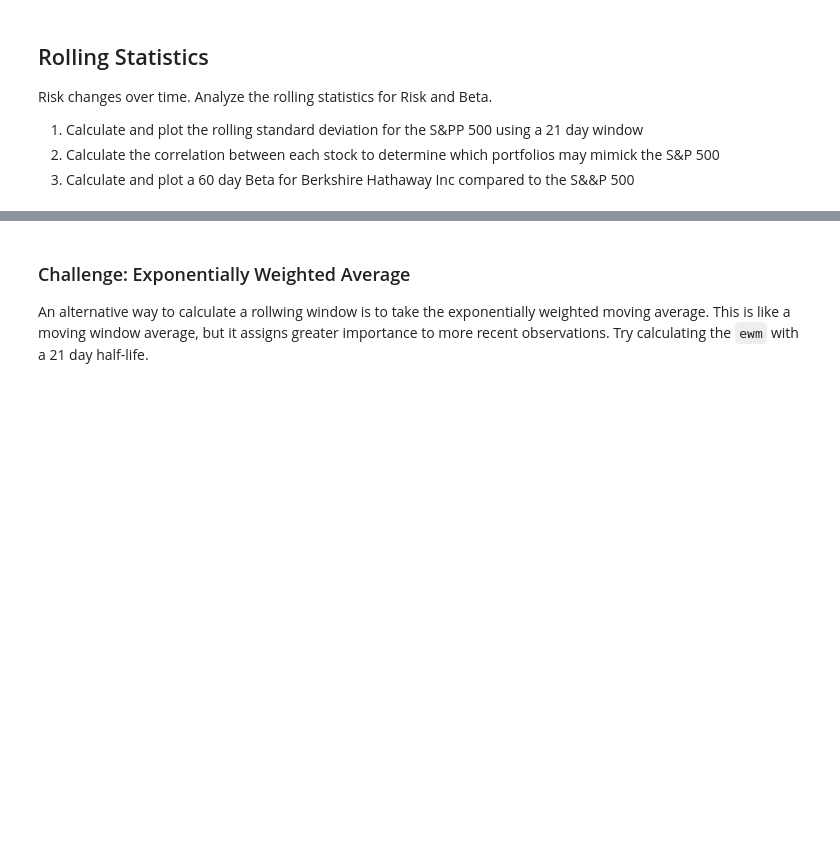
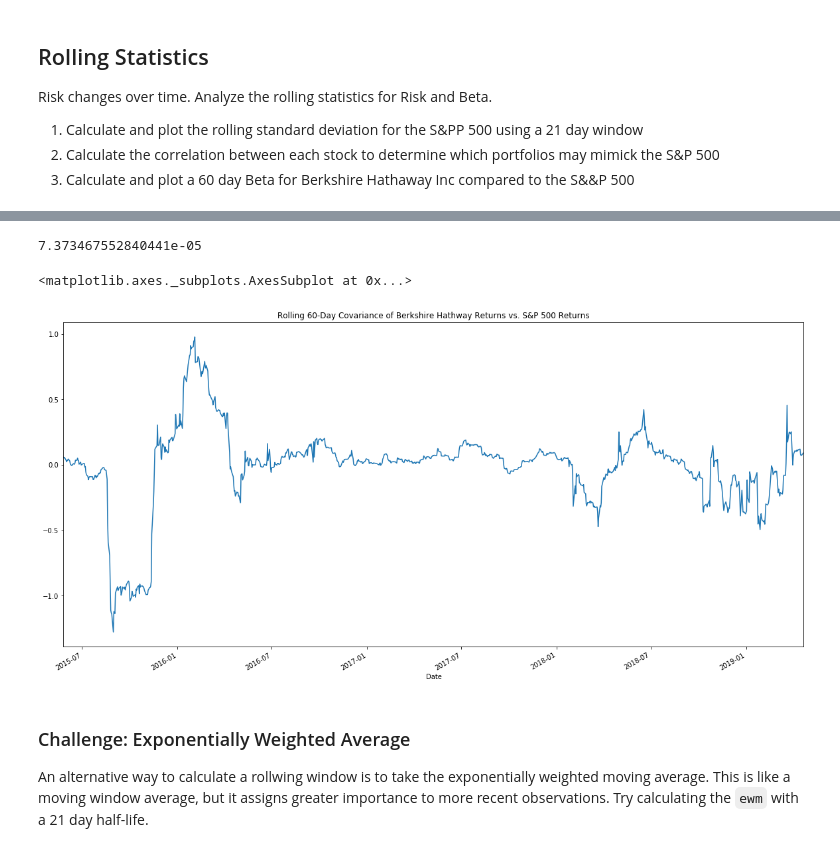
Before and after one commit to awanzek/pandas-homework, a Jupyter notebook: whale_analysis.ipynb, the cells around one changed output, grey strips where cells are left out. Drawn from its saved outputs; the diff is of its cells as text; code cells hidden in the pictures; blank space fills up the shorter version.

```diff
--- a/whale_analysis.ipynb
+++ b/whale_analysis.ipynb
@@ -261,0 +272,8 @@ Risk changes over time. Analyze the rolling statistics for Risk and Beta.
+# %%
+# Calculate Beta for a single portfolio compared to the total market (S&P 500)
+#Compare Beta for Berkshire Hathway to SP500 over 60 day
+#You need to calculate the covariance and variance  first to get the Beta
+#Calculate the rolling Covariance over 60 day using cov and rolling function
+rolling_covariance_BerkHath = portfolio_returns['BERKSHIRE HATHAWAY INC'].rolling(window=60).cov(portfolio_returns['SP500 Return'])
+rolling_covariance_BerkHath.dropna(inplace=True)
+rolling_covariance_BerkHath
@@ -262,3 +294,17 @@ Risk changes over time. Analyze the rolling statistics for Risk and Beta.
+# %%
+# Calculate variance of all daily returns of Berkshire Hathway vs. S&P 500
+#using var function determine variance
+variance = portfolio_returns['SP500 Return'].var()
+variance
+# %% [output]
+7.373467552840441e-05
+# %%
+# Calculate beta of all daily returns of Berkshire Hathway to SP500 over 60day
+rolling_beta_BerkHath = rolling_covariance_BerkHath / variance
+rolling_beta_BerkHath.plot(figsize=(20, 10), title='Rolling 60-Day Covariance of Berkshire Hathway Returns vs. S&P 500 Returns')
+# %% [output]
+<matplotlib.axes._subplots.AxesSubplot at 0x...>
+[figure, added]
 # %% [markdown]
 ### Challenge: Exponentially Weighted Average
 
```
Also changed, not shown: parts of 8 cells of this notebook.
